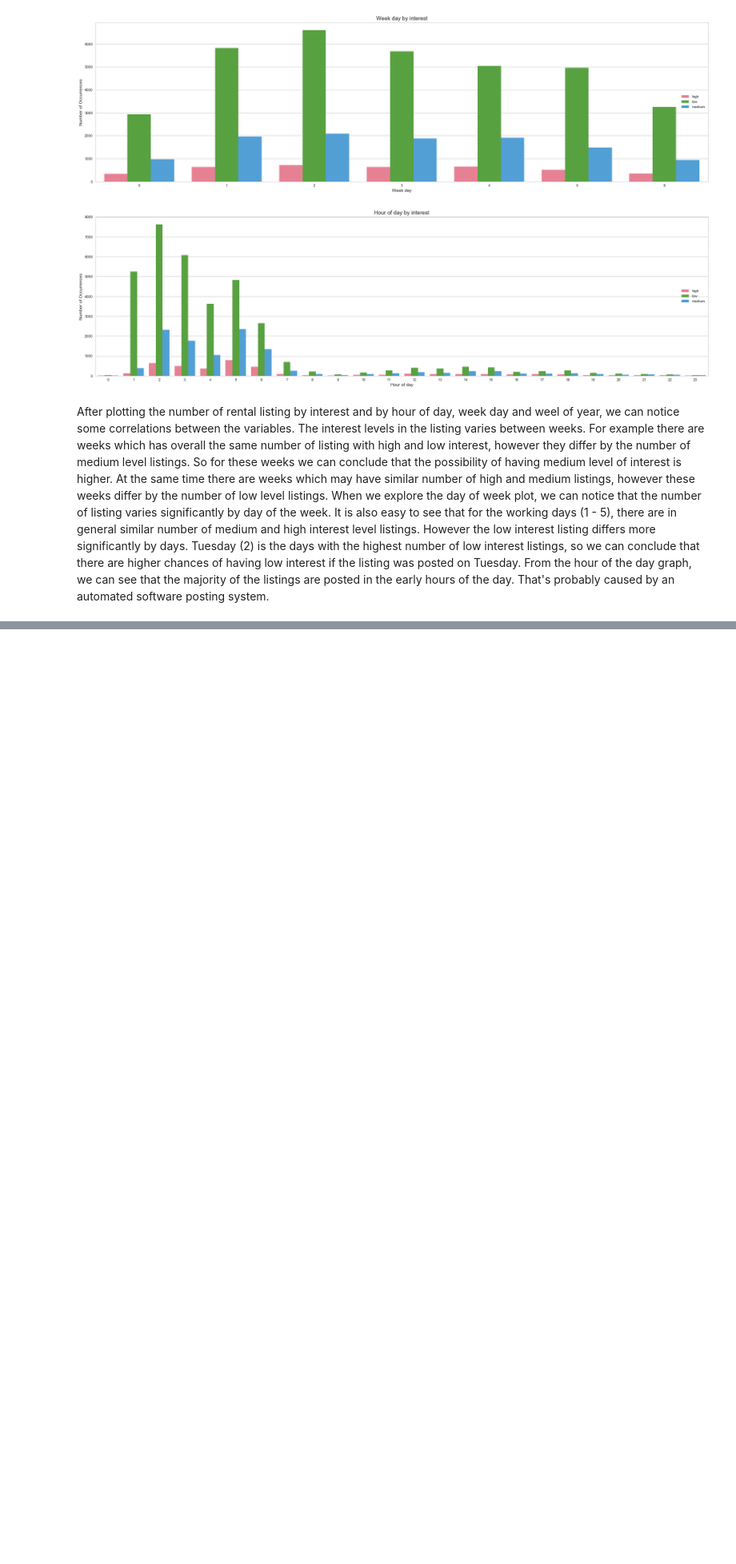
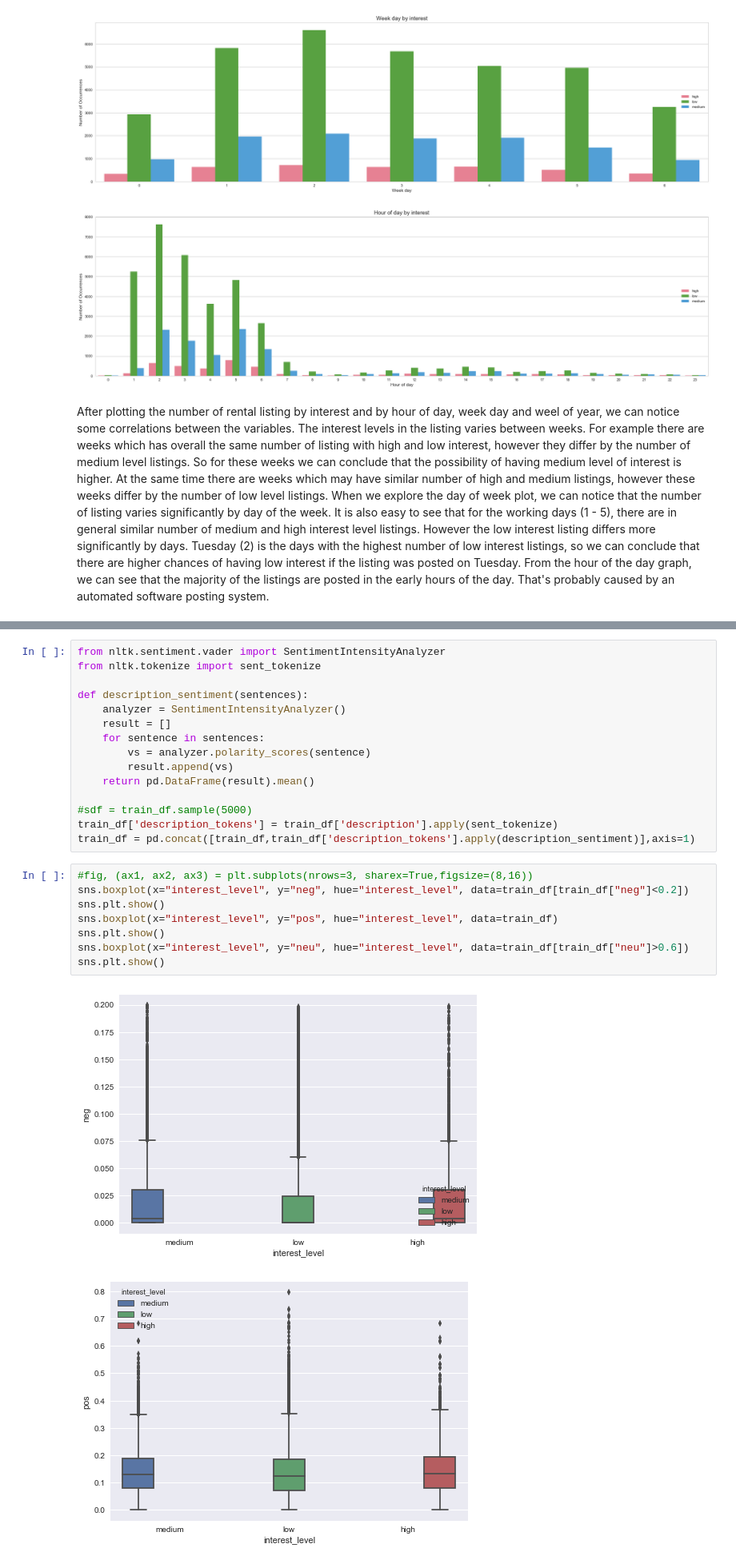
Before and after one commit to data-space/class-rent, a Jupyter notebook: Data exploration - Sev Lazarova.ipynb, the cells around one changed output, grey strips where cells are left out. Shown at 80% size. Drawn from its saved outputs; the diff is of its cells as text; blank space fills up the shorter version.

```diff
--- a/Data exploration - Sev Lazarova.ipynb
+++ b/Data exploration - Sev Lazarova.ipynb
@@ -350,0 +390,26 @@ After plotting the number of rental listing by interest and by hour of day, week
+# %%
+from nltk.sentiment.vader import SentimentIntensityAnalyzer
+from nltk.tokenize import sent_tokenize
+
+def description_sentiment(sentences):
+    analyzer = SentimentIntensityAnalyzer()
+    result = []
+    for sentence in sentences:
+        vs = analyzer.polarity_scores(sentence)
+        result.append(vs)
+    return pd.DataFrame(result).mean()
+
+#sdf = train_df.sample(5000)
+train_df['description_tokens'] = train_df['description'].apply(sent_tokenize)
+train_df = pd.concat([train_df,train_df['description_tokens'].apply(description_sentiment)],axis=1)
+# %%
+#fig, (ax1, ax2, ax3) = plt.subplots(nrows=3, sharex=True,figsize=(8,16))
+sns.boxplot(x="interest_level", y="neg", hue="interest_level", data=train_df[train_df["neg"]<0.2])
+sns.plt.show()
+sns.boxplot(x="interest_level", y="pos", hue="interest_level", data=train_df)
+sns.plt.show()
+sns.boxplot(x="interest_level", y="neu", hue="interest_level", data=train_df[train_df["neu"]>0.6])
+sns.plt.show()
+# %% [output]
+[figure, added]
+[figure, added]
```
Also changed, not shown: parts of 39 cells of this notebook.
